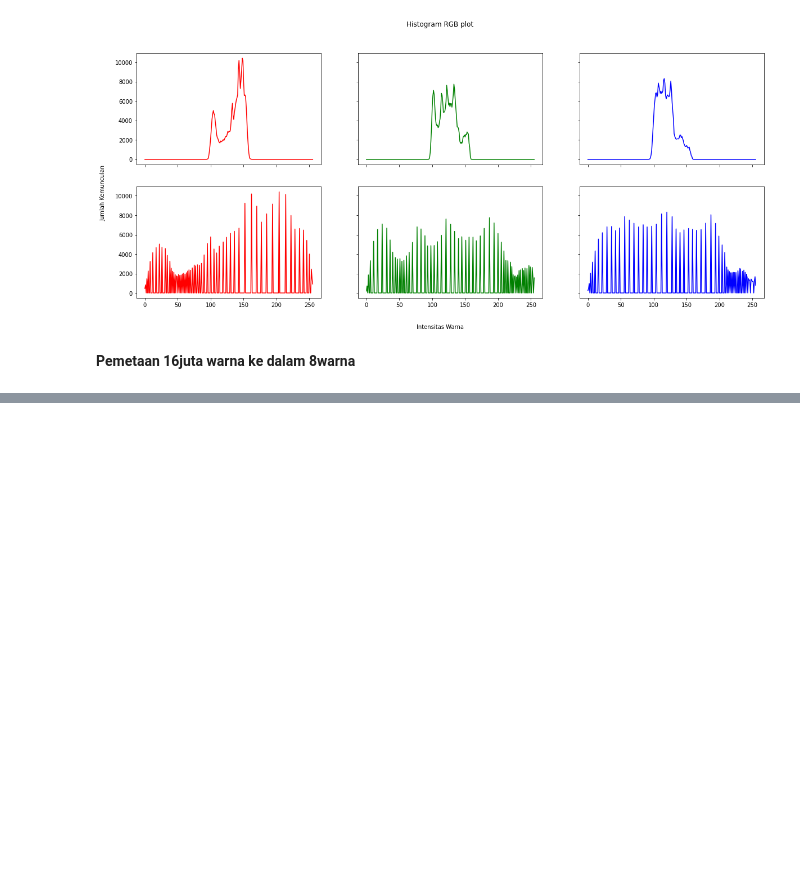
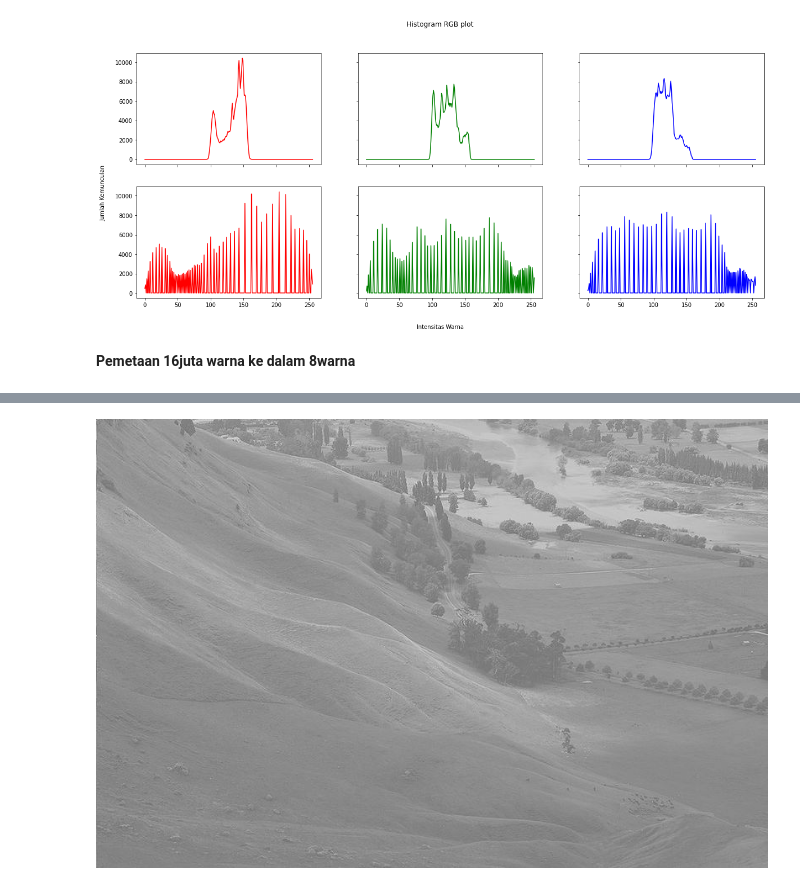
Before and after one commit to rizkinahayyuni/PCVK_Genap_2022, a Jupyter notebook: Modul6.ipynb, the cells around one changed output, grey strips where cells are left out. Cells and saved outputs as stored; diff of their text form; code cells hidden in the pictures; blank space fills up the shorter version.

```diff
--- a/Modul6.ipynb
+++ b/Modul6.ipynb
@@ -166,0 +210,98 @@ ax[1,2].plot(hist_b_cveq, color='blue')                   # Membuat plot untuk h
+# %%
+# img_wiki = '/content/drive/MyDrive/DATA/wiki.jpg'
+
+def minmax(v):
+    if v > 255:
+        v = 255
+    if v < 0:
+        v = 0
+    return v
+
+def dithering_gray(inMat, samplingF):
+    # Mencari tinggi dan lebar
+    h = inMat.shape[0]
+    w = inMat.shape[1]
+
+    for y in range(0, h-1):
+        for x in range(1, w-1):
+            # Jarak pixel tetangga/ambang pixel
+            old_p = inMat[y, x]
+            # Menghitung pixel baru berdasarkan jarak dan batasan warna yang dimiliki
+            new_p = np.round(samplingF * old_p/255.0) * (255/samplingF)
+            # menempatkan pada gambar baru yang akan direturn
+            inMat[y, x] = new_p
+
+            # menghitung kuantitas error untuk masuk rumus
+            quant_error_p = old_p - new_p
+
+            # implementasi rumus dithering floyd dan steinberg(R1-R4)
+            inMat[y, x+1] = minmax(inMat[y, x+1] + quant_error_p * 7 / 16.0)
+            inMat[y+1, x-1] = minmax(inMat[y+1, x-1] + quant_error_p * 3 / 16.0)
+            inMat[y+1, x] = minmax(inMat[y+1, x] + quant_error_p * 5 / 16.0)
+            inMat[y+1, x+1] = minmax(inMat[y+1, x+1] + quant_error_p * 1 / 16.0)
+    return inMat
+
+
+
+
+def dithering_color(inMat, samplingF):
+    # # Mencari tinggi dan lebar
+    h = inMat.shape[0]
+    w = inMat.shape[1]
+
+    for y in range(0, h-1):
+        for x in range(1, w-1):
+            # Jarak pixel tetangga/ambang pixel
+            old_b = inMat[y, x, 0]
+            old_g = inMat[y, x, 1]
+            old_r = inMat[y, x, 2]
+
+            # Menghitung pixel baru berdasarkan jarak dan batasan warna yang dimiliki
+            new_b = np.round(samplingF * old_b/255.0) * (255/samplingF)
+            new_g = np.round(samplingF * old_g/255.0) * (255/samplingF)
+            new_r = np.round(samplingF * old_r/255.0) * (255/samplingF)
+
+            # menempatkan pada gambar baru yang akan direturn
+            inMat[y, x, 0] = new_b
+            inMat[y, x, 1] = new_g
+            inMat[y, x, 2] = new_r
+
+            # menghitung kuantitas error untuk masuk rumus
+            quant_error_b = old_b - new_b
+            quant_error_g = old_g - new_g
+            quant_error_r = old_r - new_r
+
+            # implementasi rumus dithering floyd dan steinberg(R1-R4)
+            inMat[y, x+1, 0] = minmax(inMat[y, x+1, 0] + quant_error_b * 7 / 16.0)
+            inMat[y, x+1, 1] = minmax(inMat[y, x+1, 1] + quant_error_g * 7 / 16.0)
+            inMat[y, x+1, 2] = minmax(inMat[y, x+1, 2] + quant_error_r * 7 / 16.0)
+
+            inMat[y+1, x-1, 0] = minmax(inMat[y+1, x-1, 0] + quant_error_b * 3 / 16.0)
+            inMat[y+1, x-1, 1] = minmax(inMat[y+1, x-1, 1] + quant_error_g * 3 / 16.0)
+            inMat[y+1, x-1, 2] = minmax(inMat[y+1, x-1, 2] + quant_error_r * 3 / 16.0)
+
+            inMat[y+1, x, 0] = minmax(inMat[y+1, x, 0] + quant_error_b * 5 / 16.0)
+            inMat[y+1, x, 1] = minmax(inMat[y+1, x, 1] + quant_error_g * 5 / 16.0)
+            inMat[y+1, x, 2] = minmax(inMat[y+1, x, 2] + quant_error_r * 5 / 16.0)
+
+            inMat[y+1, x+1, 0] = minmax(inMat[y+1, x+1, 0] + quant_error_b * 1 / 16.0)
+            inMat[y+1, x+1, 1] = minmax(inMat[y+1, x+1, 1] + quant_error_g * 1 / 16.0)
+            inMat[y+1, x+1, 2] = minmax(inMat[y+1, x+1, 2] + quant_error_r * 1 / 16.0)
+    return inMat
+
+# membaca gambar
+inMat = cv.imread('/content/drive/MyDrive/DATA/wiki.jpg')
+print('Gambar Asli')
+cv2_imshow(inMat)
+
+# dithering untuk gambar berwarna
+outMat_color = dithering_color(inMat.copy(), 1)
+print('Dithering Berwarna')
+cv2_imshow(outMat_color)
+
+# dithering untuk gambar grey
+grayMat = cv.cvtColor(inMat, cv.COLOR_BGR2GRAY)
+outMat_gray = dithering_gray(grayMat.copy(), 1)
+print('Dithering Gray')
+cv2_imshow(outMat_gray)
+# %% [output]
@@ -166,0 +309 @@ ax[1,2].plot(hist_b_cveq, color='blue')                   # Membuat plot untuk h
+[figure, added]
```
Also changed, not shown: parts of 4 cells of this notebook.
